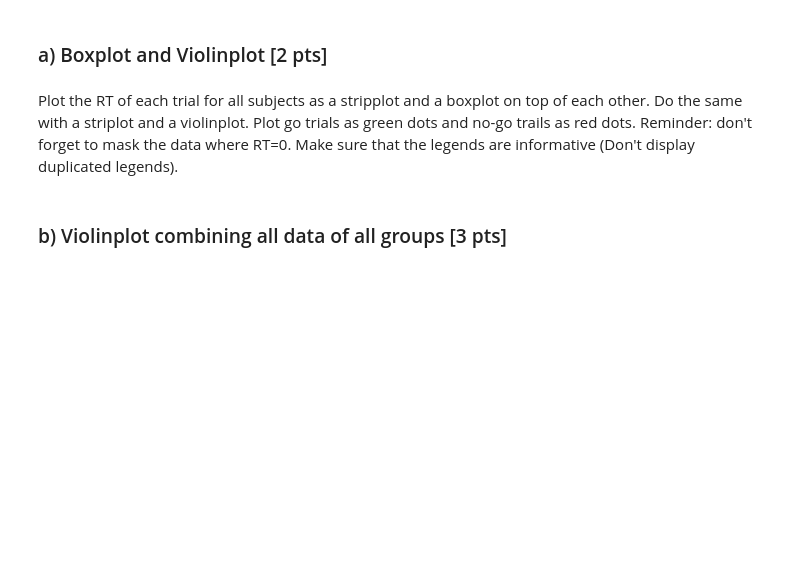
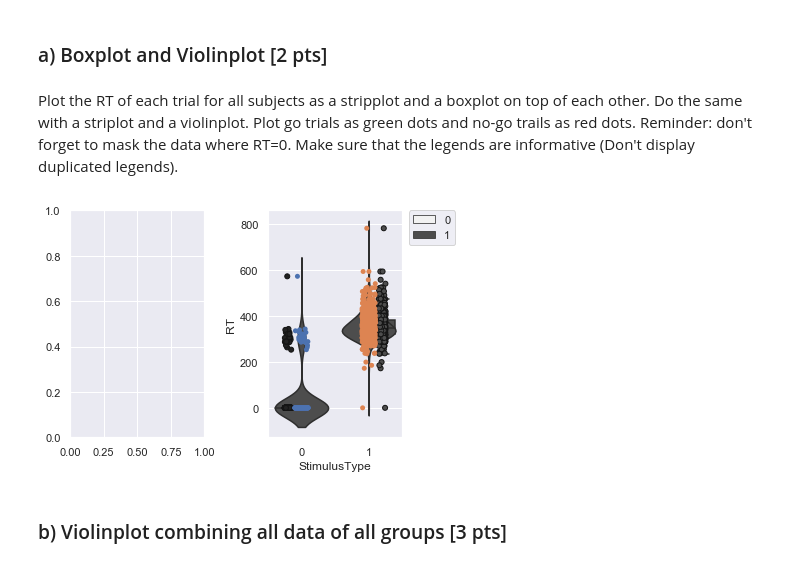
Before and after one commit to NBP-ACC/week-4-acc_8, a Jupyter notebook: sheet02.ipynb, the cells around one changed output. Drawn from its saved outputs; the diff is of its cells as text; code cells hidden in the pictures; blank space fills up the shorter version.

```diff
--- a/sheet02.ipynb
+++ b/sheet02.ipynb
@@ -147,3 +130,40 @@ fig.tight_layout()
+# %%
+# read data
+data_concat = pd.read_csv(os.getcwd() + "/Processed/data_concatenated.csv")
+
+# create two axes
+fig, axes = plt.subplots(nrows=1,ncols=2)
+
+# first subplot with stripplot and boxplot
+# TODO
+sns.stripplot(x="StimulusType", y="RT", hue="StimulusType",
+data=data_concat, jitter=True,
+color=".3", dodge=True, linewidth=1, edgecolor='gray')
+
+# Get the ax object to use later.
+ax = sns.boxplot(x="StimulusType", y="RT", hue="StimulusType",
+data=data_concat, color=".3", fliersize=0)
+
+
+# second subplot with stripplot and violinplot
+# TODO
+sns.violinplot(x="StimulusType", y="RT", data=data_concat,
+                    inner=None, color=".3")
+sns.stripplot(x="StimulusType", y="RT", data=data_concat, jitter=True)
+
+# handling legends
+# TODO
+# Get the handles and labels. For this example it'll be 2 tuples
+# of length 4 each.
+handles, labels = ax.get_legend_handles_labels()
+# When creating the legend, only use the first two elements
+# to effectively remove the last two.
+l = plt.legend(handles[0:2], labels[0:2], bbox_to_anchor=(1.05, 1), loc=2, borderaxespad=0.)
+
+
+fig.tight_layout()
+# %% [output]
+[figure, added]
 # %% [markdown]
 ### b) Violinplot combining all data of all groups [3 pts]
 # %% [markdown]
```
Also changed, not shown: parts of 1 cell of this notebook.
